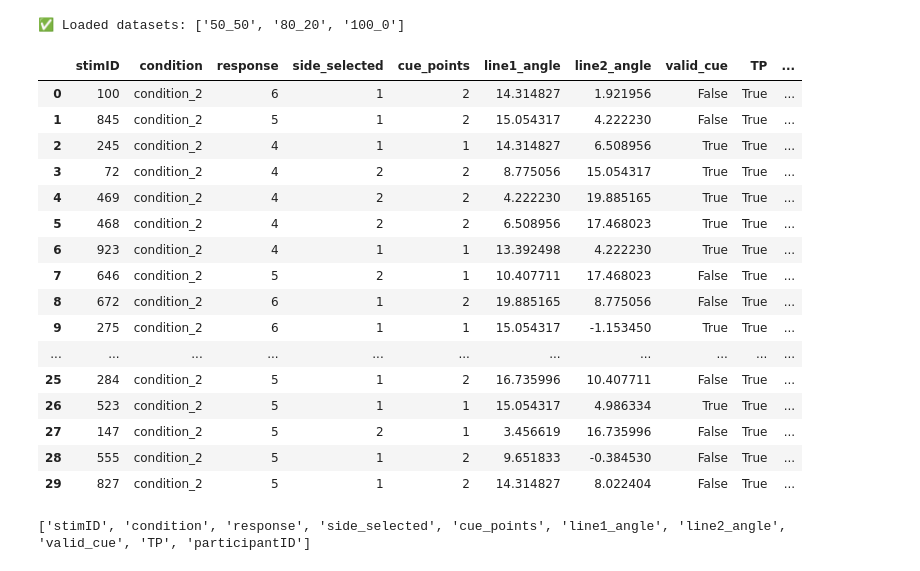
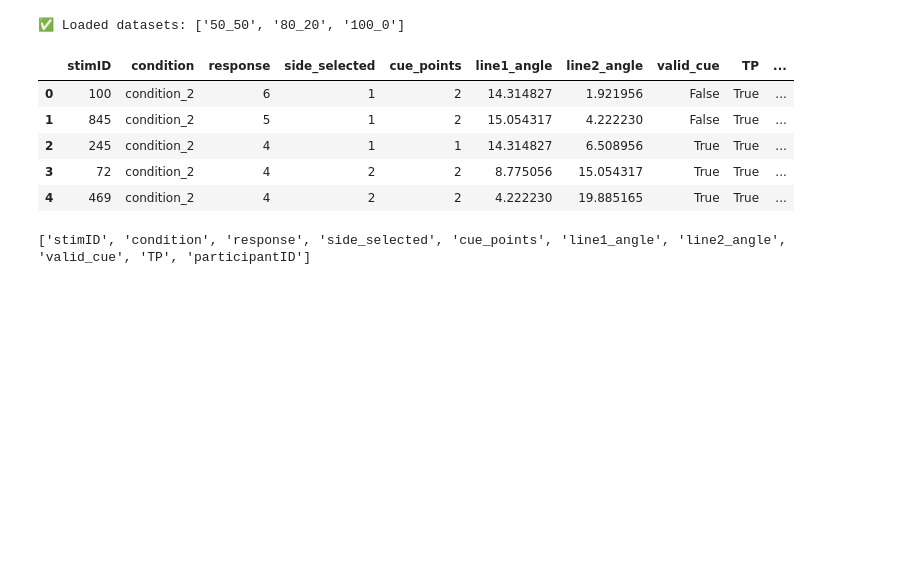
Before and after one commit to AdamRychtecky8/Flexible-Wisdom, a Jupyter notebook: notebooks/Human_exploration.ipynb, the cells around one changed output. Drawn from its saved outputs; the diff is of its cells as text; code cells hidden in the pictures; blank space fills up the shorter version.

```diff
--- a/notebooks/Human_exploration.ipynb
+++ b/notebooks/Human_exploration.ipynb
@@ -119,27 +119,24 @@ def get_csv_columns(csv_path):
     df = pd.read_csv(csv_path, nrows=0, encoding_errors="ignore")
     return list(df.columns)
 # %%
+#Get each dataset into df variables
+
 human50_50 = datasets["50_50"]["human"]
+human80_20 = datasets["80_20"]["human"]
+human100_0 = datasets["100_0"]["human"]
 human50_50_columns = get_csv_columns(human50_50)
 
-display(human50_50.head(30))
+human_all = pd.concat([human50_50, human80_20, human100_0], ignore_index=True)
+
+claude35haiku = datasets["50_50"]["models"]
+
+display(human50_50.head(5))
 print(human50_50_columns)
 # %% [output]
 |  | stimID | condition | response | side_selected | cue_points | line1_angle | line2_angle | valid_cue | TP | ... |
 | 0 | 100 | condition_2 | 6 | 1 | 2 | 14.314827 | 1.921956 | False | True | ... |
 | 1 | 845 | condition_2 | 5 | 1 | 2 | 15.054317 | 4.222230 | False | True | ... |
 | 2 | 245 | condition_2 | 4 | 1 | 1 | 14.314827 | 6.508956 | True | True | ... |
 | 3 | 72 | condition_2 | 4 | 2 | 2 | 8.775056 | 15.054317 | True | True | ... |
 | 4 | 469 | condition_2 | 4 | 2 | 2 | 4.222230 | 19.885165 | True | True | ... |
-| 5 | 468 | condition_2 | 4 | 2 | 2 | 6.508956 | 17.468023 | True | True | ... |
-| 6 | 923 | condition_2 | 4 | 1 | 1 | 13.392498 | 4.222230 | True | True | ... |
-| 7 | 646 | condition_2 | 5 | 2 | 1 | 10.407711 | 17.468023 | False | True | ... |
-| 8 | 672 | condition_2 | 6 | 1 | 2 | 19.885165 | 8.775056 | False | True | ... |
-| 9 | 275 | condition_2 | 6 | 1 | 1 | 15.054317 | -1.153450 | True | True | ... |
-| ... | ... | ... | ... | ... | ... | ... | ... | ... | ... | ... |
-| 25 | 284 | condition_2 | 5 | 1 | 2 | 16.735996 | 10.407711 | False | True | ... |
-| 26 | 523 | condition_2 | 5 | 1 | 1 | 15.054317 | 4.986334 | True | True | ... |
-| 27 | 147 | condition_2 | 5 | 2 | 1 | 3.456619 | 16.735996 | False | True | ... |
-| 28 | 555 | condition_2 | 5 | 1 | 2 | 9.651833 | -0.384530 | False | True | ... |
-| 29 | 827 | condition_2 | 5 | 1 | 2 | 14.314827 | 8.022404 | False | True | ... |
 ['stimID', 'condition', 'response', 'side_selected', 'cue_points', 'line1_angle', 'line2_angle', 'valid_cue', 'TP', 'participantID']
```
Also changed, not shown: parts of 5 cells of this notebook, 1 other file.
